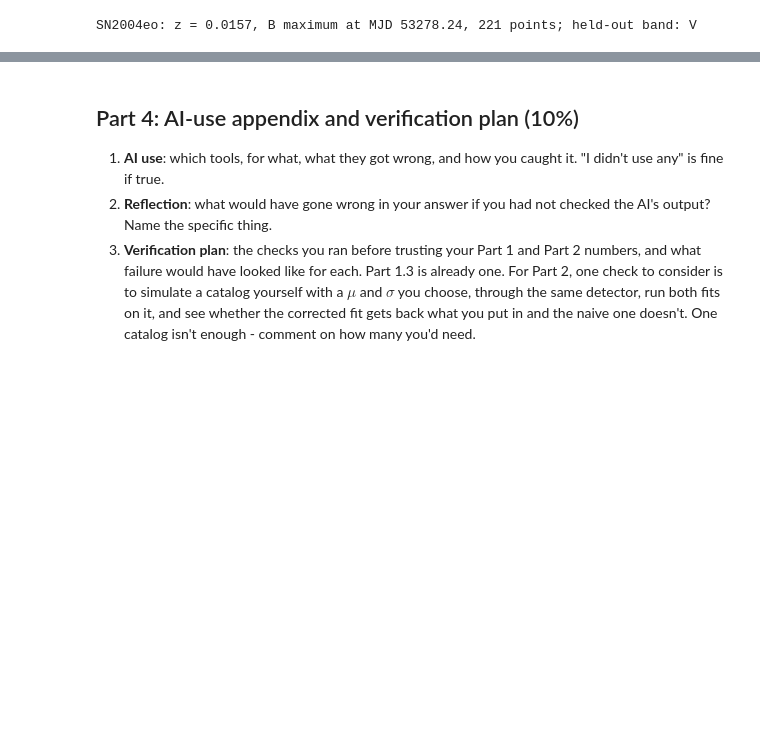
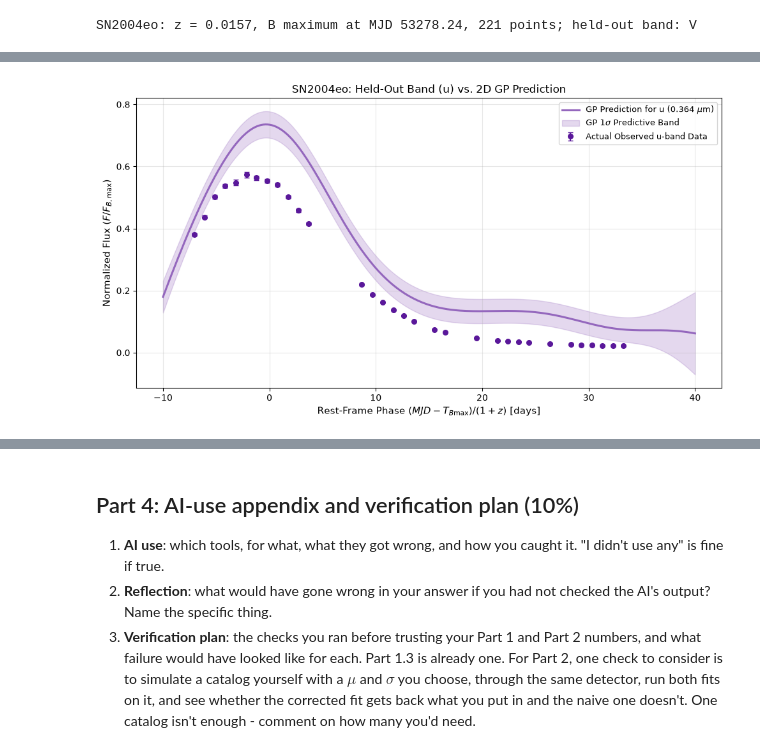
Before and after one commit to AustinMathison/ast457_2026_Fall, a Jupyter notebook: submissions/ahuwer2/lab08.ipynb, the cells around one changed output, grey strips where cells are left out. Cells and saved outputs as stored; diff of their text form; code cells hidden in the pictures; blank space fills up the shorter version.

```diff
--- a/submissions/ahuwer2/lab08.ipynb
+++ b/submissions/ahuwer2/lab08.ipynb
@@ -740,0 +798,90 @@ Log marginal likelihood: 513.59
+# %%
+# ==============================================================================
+# Hold out 'u' instead, refit 2D GP, report metrics, and plot
+# ==============================================================================
+HOLD_U = 'u'
+
+# 1. Prepare new training and hold-out datasets (now including V in training!)
+train_df_u = df[df['band'] != HOLD_U].copy().reset_index(drop=True)
+hold_df_u  = df[df['band'] == HOLD_U].sort_values('phase').copy().reset_index(drop=True)
+
+X_train_u = train_df_u[['phase', 'wave_um']].to_numpy()
+y_train_u = train_df_u['flux_norm'].to_numpy()
+y_err_train_u = train_df_u['flux_err_norm'].to_numpy()
+
+X_hold_u = hold_df_u[['phase', 'wave_um']].to_numpy()
+y_hold_u = hold_df_u['flux_norm'].to_numpy()
+y_err_hold_u = hold_df_u['flux_err_norm'].to_numpy()
+wave_hold_u = hold_df_u['wave_um'].iloc[0]
+
+# 2. Define kernel & refit GP
+kernel_u = (
+    ConstantKernel(constant_value=1.0, constant_value_bounds=(0.1, 10.0))
+    * RBF(length_scale=[15.0, 0.15], length_scale_bounds=[(1.0, 60.0), (0.01, 2.0)])
+    + WhiteKernel(noise_level=1e-5, noise_level_bounds=(1e-18, 1e-1))
+)
+
+gp_u = GaussianProcessRegressor(
+    kernel=kernel_u,
+    alpha=y_err_train_u**2,
+    normalize_y=False,
+    n_restarts_optimizer=10,
+    random_state=2026
+)
+
+train_bands_u = [b for b in ['B', 'V', 'g', 'r', 'i'] if b in train_df_u['band'].unique()]
+print(f"Refitting 2D GP holding out '{HOLD_U}' ({wave_hold_u:.3f} um) across training bands: {train_bands_u}...")
+gp_u.fit(X_train_u, y_train_u)
+
+# Extract fitted hyperparameters
+opt_k_u = gp_u.kernel_
+l_phase_u, l_wave_u = opt_k_u.k1.k2.length_scale
+print(f"Fitted length scales: l_phase = {l_phase_u:.3f} days, l_wave = {l_wave_u:.4f} um ({l_wave_u*10000.0:.1f} A)")
+
+# 3. Predict at held-out 'u' epochs and compute metrics
+y_pred_u, std_gp_u = gp_u.predict(X_hold_u, return_std=True)
+sigma_tot_u = np.sqrt(std_gp_u**2 + y_err_hold_u**2)
+
+residuals_u = y_hold_u - y_pred_u
+rms_u = np.sqrt(np.mean(residuals_u**2))
+peak_u = y_hold_u.max()
+fractional_rms_u = rms_u / peak_u
+
+inside_1sig_u = np.abs(residuals_u) <= sigma_tot_u
+fraction_1sig_u = np.mean(inside_1sig_u)
+
+print("\n--- Held-out Band (u) Performance Metrics ---")
+print(f"RMS residual                  : {rms_u:.4f}")
+print(f"RMS as fraction of peak       : {fractional_rms_u*100:.2f}% (peak = {peak_u:.3f})")
+print(f"Fraction of points within 1-sig: {fraction_1sig_u*100:.1f}% ({inside_1sig_u.sum()} / {len(y_hold_u)} points)")
+
+# 4. Dense grid prediction for smooth curve
+phase_grid = np.linspace(-10.0, 40.0, 250)
+X_grid_u = np.column_stack([phase_grid, np.full_like(phase_grid, wave_hold_u)])
+y_pred_grid_u, std_gp_grid_u = gp_u.predict(X_grid_u, return_std=True)
+
+# 5. Plot
+fig, ax = plt.subplots(figsize=(10, 5.5))
+
+ax.plot(phase_grid, y_pred_grid_u, color='C4', lw=2.2, label=f'GP Prediction for u ({wave_hold_u:.3f} $\\mu$m)')
+ax.fill_between(
+    phase_grid,
+    y_pred_grid_u - std_gp_grid_u,
+    y_pred_grid_u + std_gp_grid_u,
+    color='C4', alpha=0.25, label=r'GP $1\sigma$ Predictive Band'
+)
+
+ax.errorbar(
+    hold_df_u['phase'], y_hold_u, yerr=y_err_hold_u,
+    fmt='o', color='#5a189a', ecolor='#5a189a', ms=5.5, capsize=3,
+    label='Actual Observed u-band Data'
+)
+
+ax.set_xlabel(r'Rest-Frame Phase $(MJD - T_{B{\rm max}}) / (1+z)$ [days]', fontsize=11)
+ax.set_ylabel(r'Normalized Flux ($F / F_{B,{\rm max}}$)', fontsize=11)
+ax.set_title(f'{SN}: Held-Out Band (u) vs. 2D GP Prediction', fontsize=12)
+ax.grid(True, alpha=0.3)
+ax.legend(loc='upper right', fontsize=9.5)
+plt.tight_layout()
+plt.show()
+# %% [output]
@@ -741,3 +895,4 @@ Log marginal likelihood: 513.59
+[figure, added]
 # %% [markdown]
 **ANSWER (length scales, the two held-out tests, then why u is harder):**
 
```
Also changed, not shown: parts of 8 cells of this notebook.
